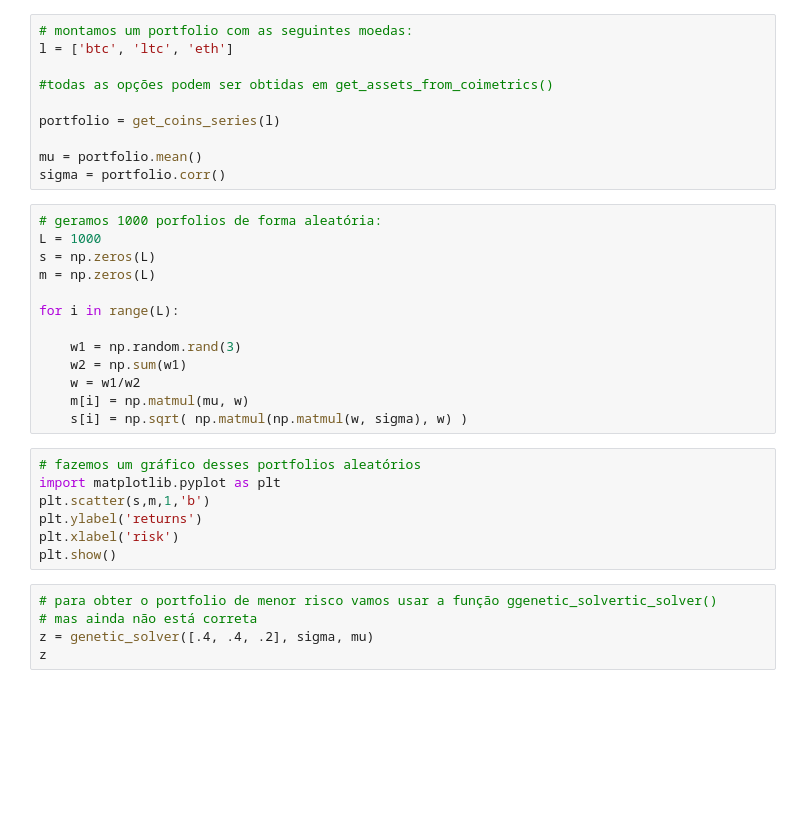
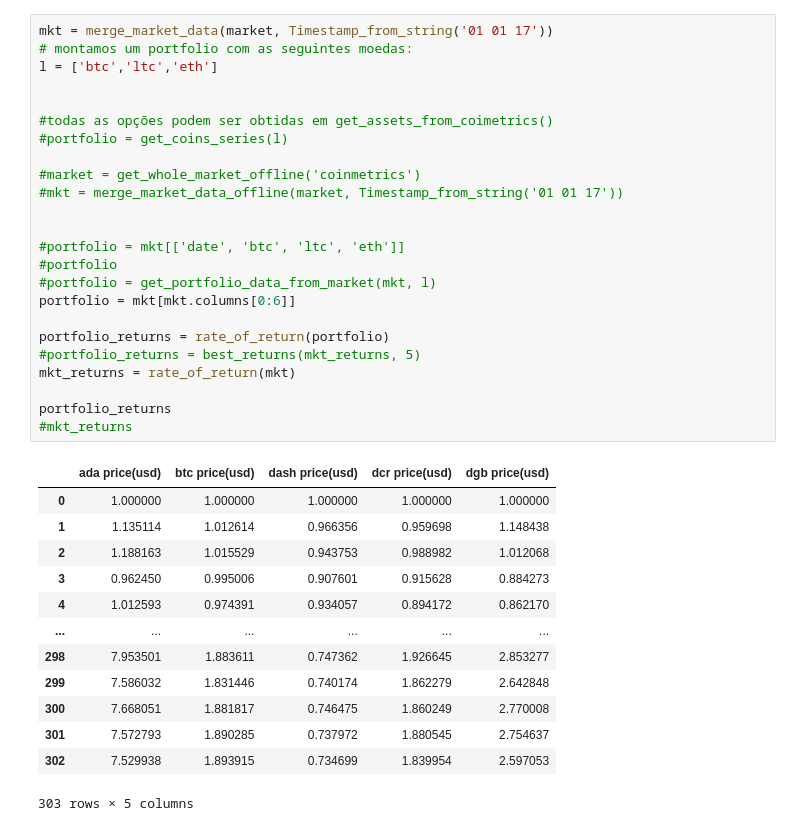
Before and after one commit to Octabank/cryptodata, a Jupyter notebook: Markowitz.ipynb, the cells around one changed output. Saved outputs shown, nothing was run; the diff lists cells and outputs as text; blank space fills up the shorter version.

```diff
--- a/Markowitz.ipynb
+++ b/Markowitz.ipynb
@@ -98,35 +196,38 @@ mkt = merge_market_data(market, Timestamp_from_string('01 01 16'))
 # %%
+mkt = merge_market_data(market, Timestamp_from_string('01 01 17'))
 # montamos um portfolio com as seguintes moedas:
-l = ['btc', 'ltc', 'eth']
+l = ['btc','ltc','eth']
+
 
 #todas as opções podem ser obtidas em get_assets_from_coimetrics()
+#portfolio = get_coins_series(l)
 
-portfolio = get_coins_series(l)
+#market = get_whole_market_offline('coinmetrics')
+#mkt = merge_market_data_offline(market, Timestamp_from_string('01 01 17'))
 
-mu = portfolio.mean()
-sigma = portfolio.corr()
+
+#portfolio = mkt[['date', 'btc', 'ltc', 'eth']]
+#portfolio
+#portfolio = get_portfolio_data_from_market(mkt, l)
+portfolio = mkt[mkt.columns[0:6]]
+
+portfolio_returns = rate_of_return(portfolio)
+#portfolio_returns = best_returns(mkt_returns, 5)
+mkt_returns = rate_of_return(mkt)
+
+portfolio_returns
+#mkt_returns
+# %% [output]
+|  | ada price(usd) | btc price(usd) | dash price(usd) | dcr price(usd) | dgb price(usd) |
+| 0 | 1.000000 | 1.000000 | 1.000000 | 1.000000 | 1.000000 |
+| 1 | 1.135114 | 1.012614 | 0.966356 | 0.959698 | 1.148438 |
+| 2 | 1.188163 | 1.015529 | 0.943753 | 0.988982 | 1.012068 |
+| 3 | 0.962450 | 0.995006 | 0.907601 | 0.915628 | 0.884273 |
+| 4 | 1.012593 | 0.974391 | 0.934057 | 0.894172 | 0.862170 |
+| ... | ... | ... | ... | ... | ... |
+| 298 | 7.953501 | 1.883611 | 0.747362 | 1.926645 | 2.853277 |
+| 299 | 7.586032 | 1.831446 | 0.740174 | 1.862279 | 2.642848 |
+| 300 | 7.668051 | 1.881817 | 0.746475 | 1.860249 | 2.770008 |
+| 301 | 7.572793 | 1.890285 | 0.737972 | 1.880545 | 2.754637 |
+| 302 | 7.529938 | 1.893915 | 0.734699 | 1.839954 | 2.597053 |
+303 rows × 5 columns
-# %%
-# geramos 1000 porfolios de forma aleatória:
-L = 1000
-s = np.zeros(L)
-m = np.zeros(L)
-
-for i in range(L):
-
-    w1 = np.random.rand(3)
-    w2 = np.sum(w1)
-    w = w1/w2
-    m[i] = np.matmul(mu, w)
-    s[i] = np.sqrt( np.matmul(np.matmul(w, sigma), w) )
-# %%
-# fazemos um gráfico desses portfolios aleatórios
-import matplotlib.pyplot as plt
-plt.scatter(s,m,1,'b')
-plt.ylabel('returns')
-plt.xlabel('risk')
-plt.show()
-# %%
-# para obter o portfolio de menor risco vamos usar a função ggenetic_solvertic_solver()
-# mas ainda não está correta
-z = genetic_solver([.4, .4, .2], sigma, mu)
-z
```
Also changed, not shown: parts of 9 cells of this notebook.
